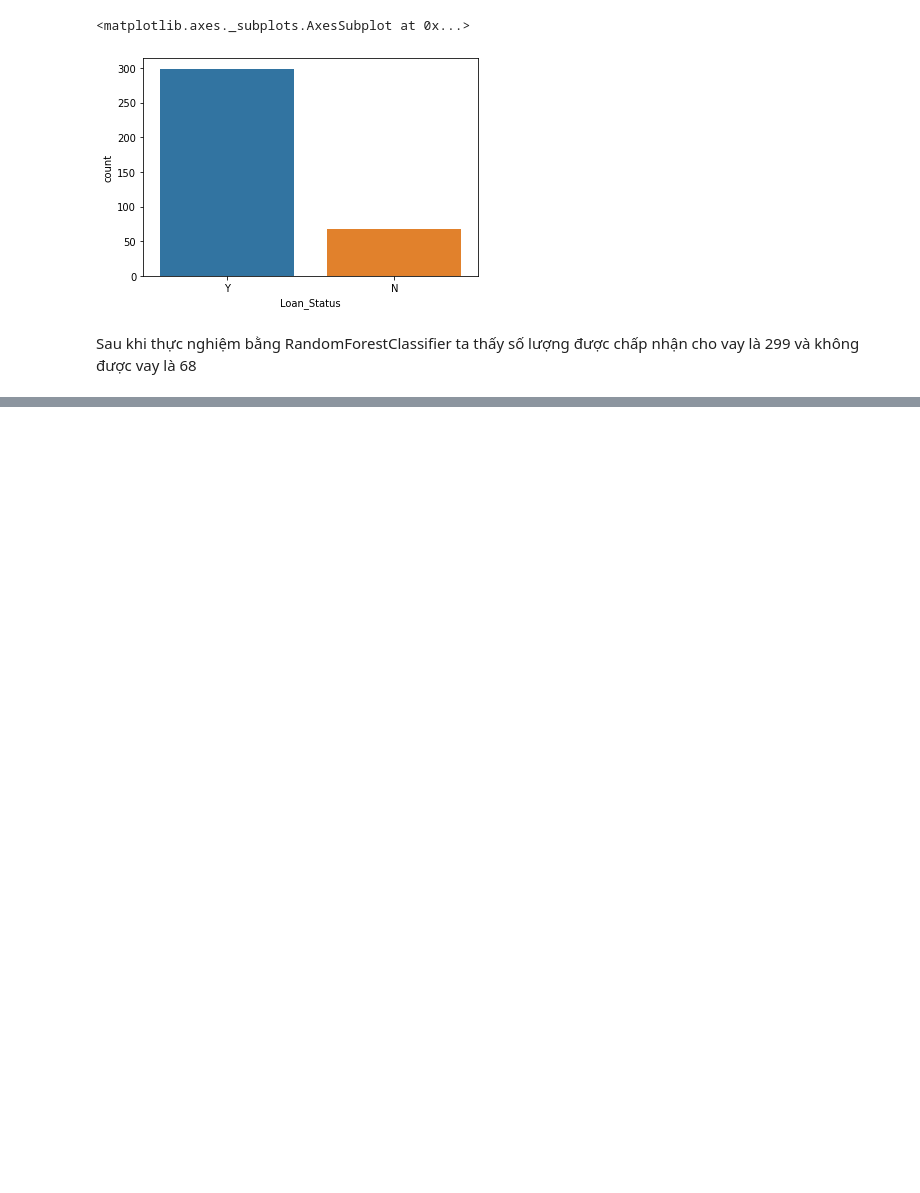
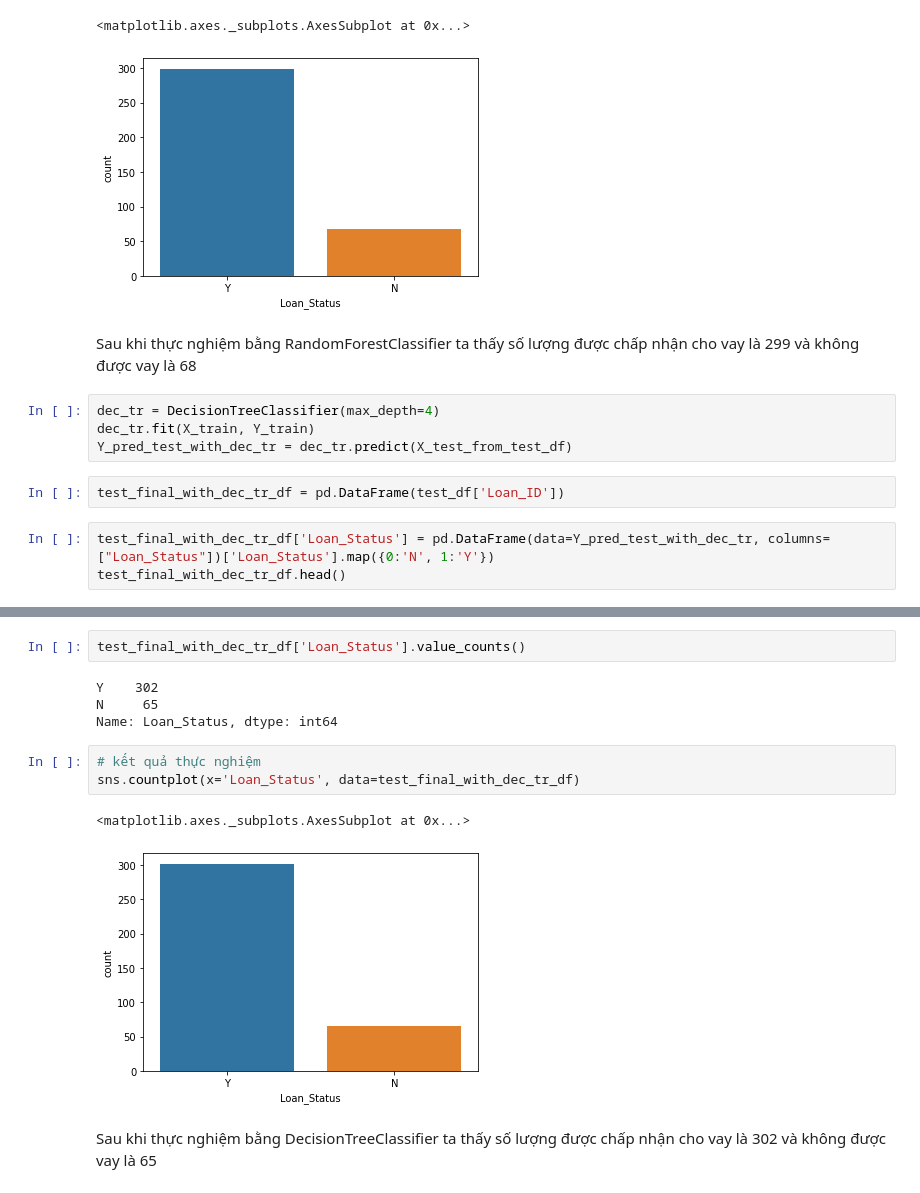
Before and after one commit to duynguyen02/tls_ml_loan_prediction_1, a Jupyter notebook: loan_approval_prediction.ipynb, the cells around one changed output, grey strips where cells are left out. Saved outputs shown, nothing was run; the diff lists cells and outputs as text; blank space fills up the shorter version.

```diff
--- a/loan_approval_prediction.ipynb
+++ b/loan_approval_prediction.ipynb
@@ -702,3 +702,12 @@ sns.countplot(x='Loan_Status', data=test_final_with_ran_for_df)
 [figure]
 # %% [markdown]
 Sau khi thực nghiệm bằng RandomForestClassifier ta thấy số lượng được chấp nhận cho vay là 299 và không được vay là 68
+# %%
+dec_tr = DecisionTreeClassifier(max_depth=4)
+dec_tr.fit(X_train, Y_train)
+Y_pred_test_with_dec_tr = dec_tr.predict(X_test_from_test_df)
+# %%
+test_final_with_dec_tr_df = pd.DataFrame(test_df['Loan_ID'])
+# %%
+test_final_with_dec_tr_df['Loan_Status'] = pd.DataFrame(data=Y_pred_test_with_dec_tr, columns=["Loan_Status"])['Loan_Status'].map({0:'N', 1:'Y'})
+test_final_with_dec_tr_df.head()
@@ -704,0 +721,14 @@ Sau khi thực nghiệm bằng RandomForestClassifier ta thấy số lượng đ
+# %%
+test_final_with_dec_tr_df['Loan_Status'].value_counts()
+# %% [output]
+Y    302
+N     65
+Name: Loan_Status, dtype: int64
+# %%
+# kết quả thực nghiệm
+sns.countplot(x='Loan_Status', data=test_final_with_dec_tr_df)
+# %% [output]
+<matplotlib.axes._subplots.AxesSubplot at 0x...>
+[figure, added]
+# %% [markdown]
+Sau khi thực nghiệm bằng DecisionTreeClassifier ta thấy số lượng được chấp nhận cho vay là 302 và không được vay là 65
```
Also changed, not shown: parts of 2 cells of this notebook.
